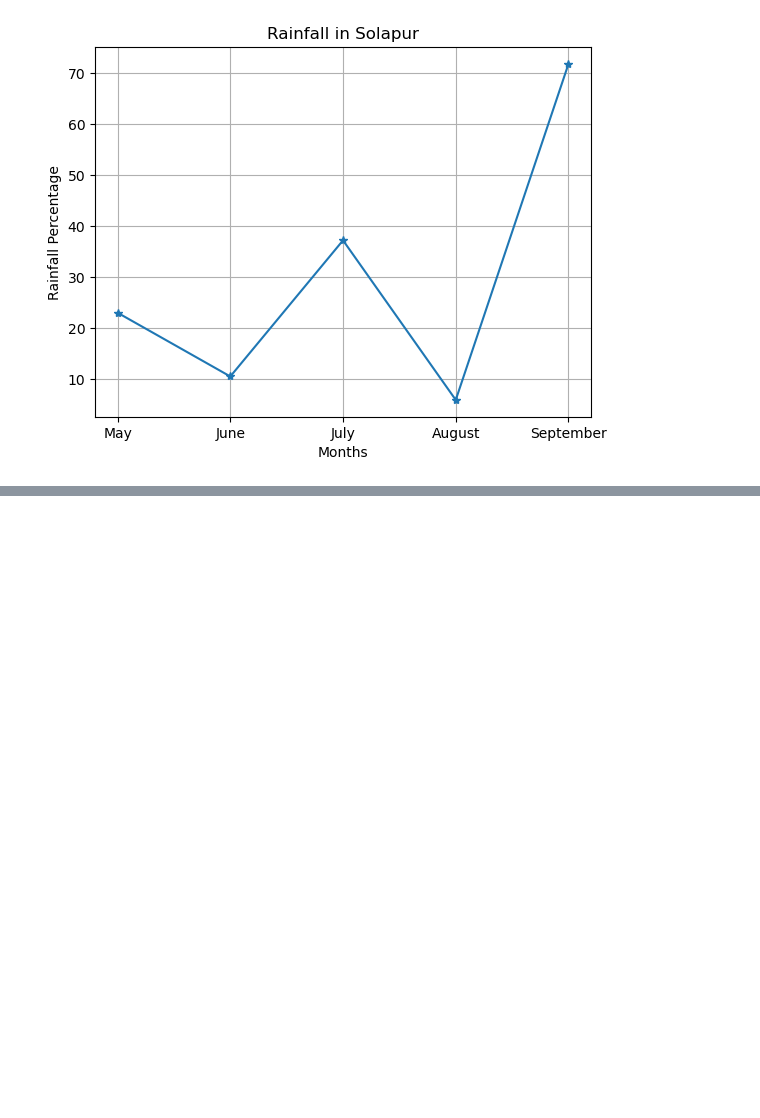
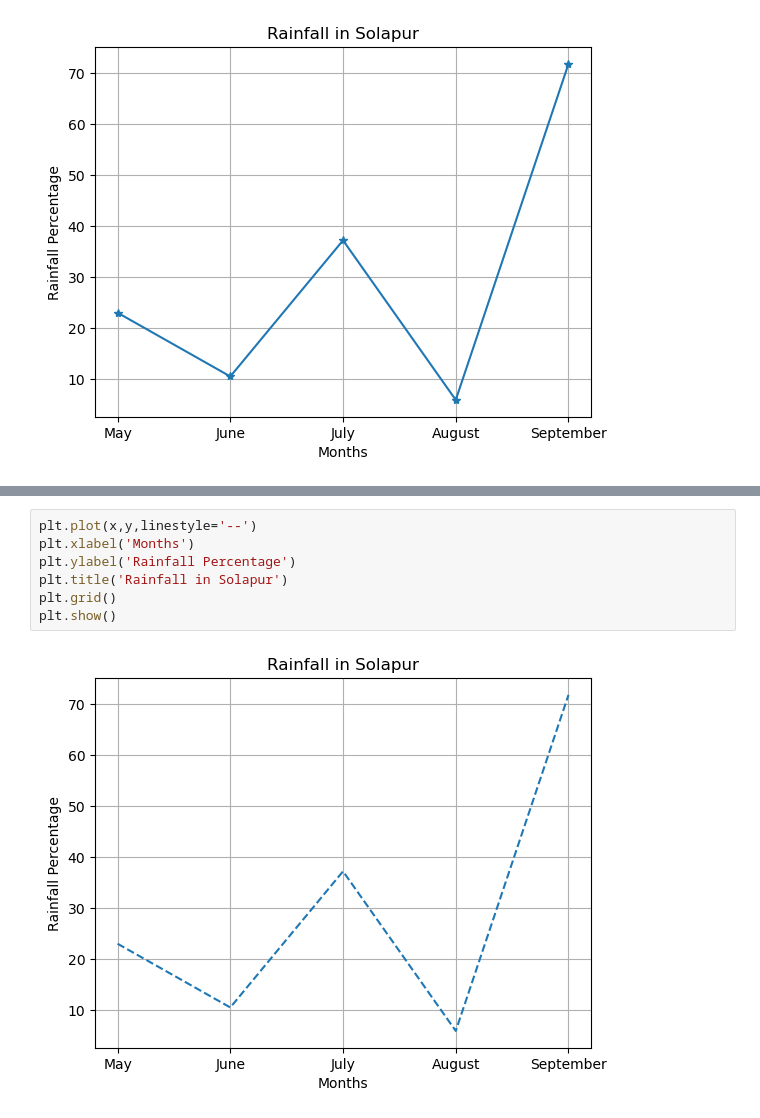
Before and after one commit to waseem123/itr-python-ai-1-2026, a Jupyter notebook: matplotlib-tutorials/plotting-demo.ipynb, the cells around one changed output, grey strips where cells are left out. Cells and saved outputs as stored; diff of their text form; blank space fills up the shorter version.

```diff
--- a/matplotlib-tutorials/plotting-demo.ipynb
+++ b/matplotlib-tutorials/plotting-demo.ipynb
@@ -33,0 +52,9 @@ plt.show()
+# %%
+plt.plot(x,y,linestyle='--')
+plt.xlabel('Months')
+plt.ylabel('Rainfall Percentage')
+plt.title('Rainfall in Solapur')
+plt.grid()
+plt.show()
+# %% [output]
+[figure, added]
```
Also changed, not shown: parts of 7 cells of this notebook.
